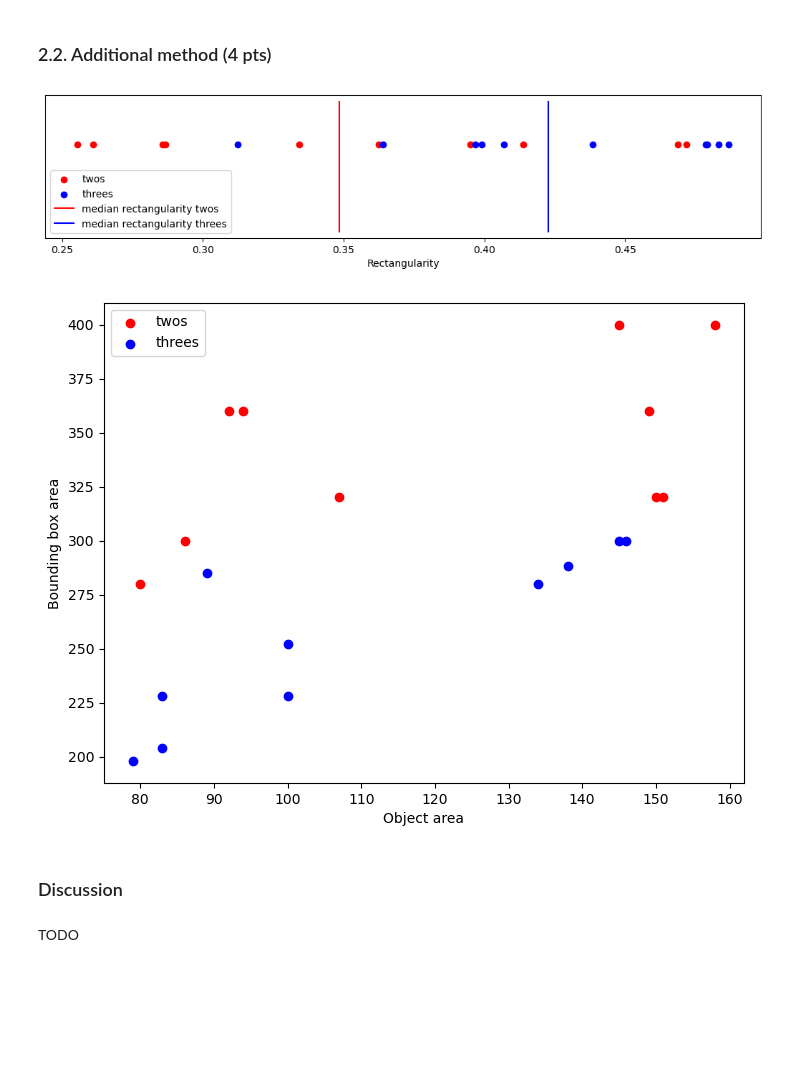
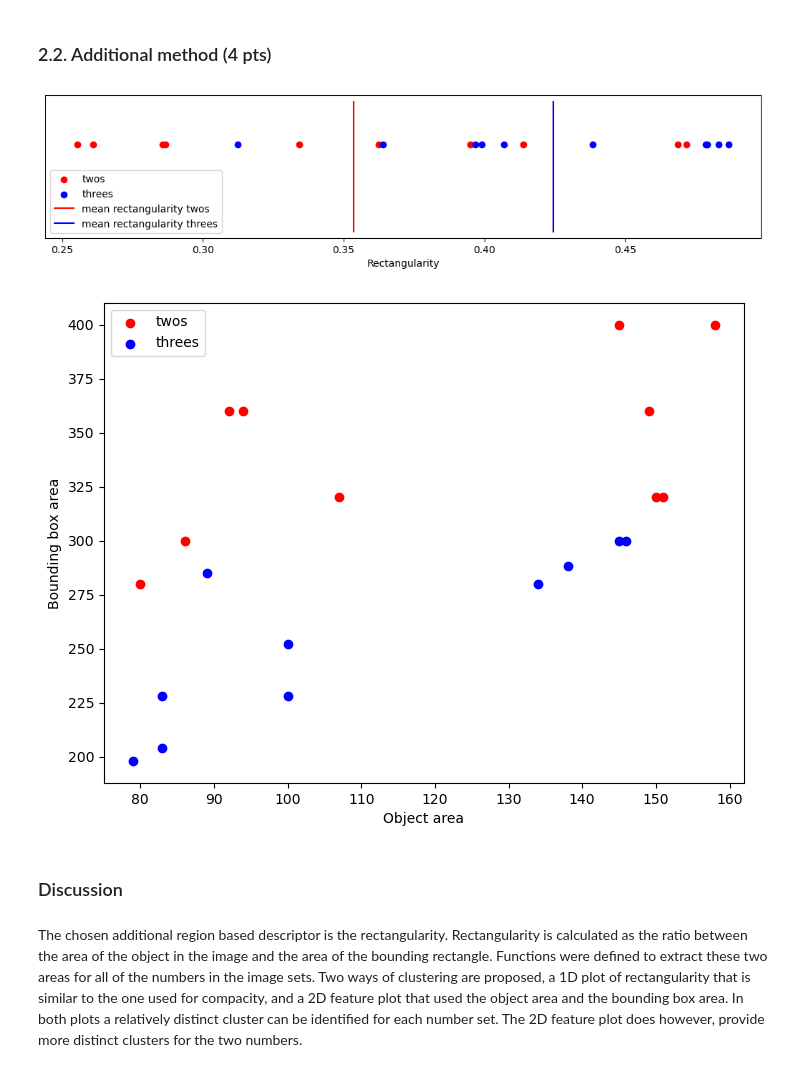
Before and after one commit to mrizaarseven98/do-not-cheat, a Jupyter notebook: labs/lab_02_object_description.ipynb, the cells around one changed output. Drawn from its saved outputs; the diff is of its cells as text; code cells hidden in the pictures; blank space fills up the shorter version.

```diff
--- a/labs/lab_02_object_description.ipynb
+++ b/labs/lab_02_object_description.ipynb
@@ -624,21 +624,23 @@ plt.show()
 import matplotlib.pyplot as plt
 import numpy as np
 
-y = range(-2,2,1)
+y = range(-2,3,1)
 
 # Calculate the median value of compacity found for each number set
-tcs_m = np.median(tcs)
-thcs_m = np.median(thcs)
+tcs_m = np.mean(tcs)
+thcs_m = np.mean(thcs)
 
 # Plot the 1D compacity plot
 fig = plt.figure(figsize=(10,2))
 ax = fig.add_axes([0,0,1,1])
 ax.scatter(tcs, [0]*len(tcs), color='r', label='twos')
 ax.scatter(thcs, [0]*len(thcs), color='b', label='threes')
-ax.plot([tcs_m]*len(y), y, color='r', label='median compacity twos')
-ax.plot([thcs_m]*len(y), y, color='b', label='median compacity threes')
+ax.plot([tcs_m]*len(y), y, color='r', label='mean compacity twos')
+ax.plot([thcs_m]*len(y), y, color='b', label='mean compacity threes')
 ax.legend(loc='best')
 ax.set_xlabel('Compacity')
 ax.set_yticks([])
 plt.show()
+
+print(tcs_st)
 # %% [output]
@@ -691,40 +695,41 @@ def calculate_area_ratio(images):
     return rects, bb_area
 
 rt, bbt = calculate_area_ratio(twos_im_p)
 rth, bbth = calculate_area_ratio(threes_im_p)
 
 
 y = range(-2,2,1)
 
-rt_m = np.median(rt)
-rth_m = np.median(rth)
+rt_m = np.mean(rt)
+rth_m = np.mean(rth)
 
 #Plot the 1D plot for rectangularity
 fig = plt.figure(figsize=(10,2))
 ax = fig.add_axes([0,0,1,1])
 ax.scatter(rt, [0]*len(rt), color='r', label='twos')
 ax.scatter(rth, [0]*len(rth), color='b', label='threes')
-ax.plot([rt_m]*len(y), y, color='r', label='median rectangularity twos')
-ax.plot([rth_m]*len(y), y, color='b', label='median rectangularity threes')
+ax.plot([rt_m]*len(y), y, color='r', label='mean rectangularity twos')
+ax.plot([rth_m]*len(y), y, color='b', label='mean rectangularity threes')
 ax.legend(loc='best')
 ax.set_xlabel('Rectangularity')
 ax.set_yticks([])
 plt.show()
 
 
 # Plot the 2D feature plot based on the area of the number and that of its bounding box
 fig = plt.figure()
 ax = fig.add_axes([0,0,1,1])
 ax.scatter(ta, bbt, color='r', label='twos')
 ax.scatter(tha, bbth, color='b', label='threes')
 ax.legend(loc='best')
 ax.set_xlabel('Object area')
 ax.set_ylabel('Bounding box area')
 plt.show()
 # %% [output]
-[figure, old version]
+[figure, new version]
 [figure]
 # %% [markdown]
 ### Discussion
-# %% [markdown]
-TODO
+# %% [markdown]
+The chosen additional region based descriptor is the rectangularity. Rectangularity is calculated as the ratio between the area of the object in the image and the area of the bounding rectangle. Functions were defined to extract these two areas for all of the numbers in the image sets. Two ways of clustering are proposed, a 1D plot of rectangularity that is similar to the one used for compacity, and a 2D feature plot that used the object area and the bounding box area.
+In both plots a relatively distinct cluster can be identified for each number set. The 2D feature plot does however, provide more distinct clusters for the two numbers.
```
Also changed, not shown: parts of 3 cells of this notebook.
